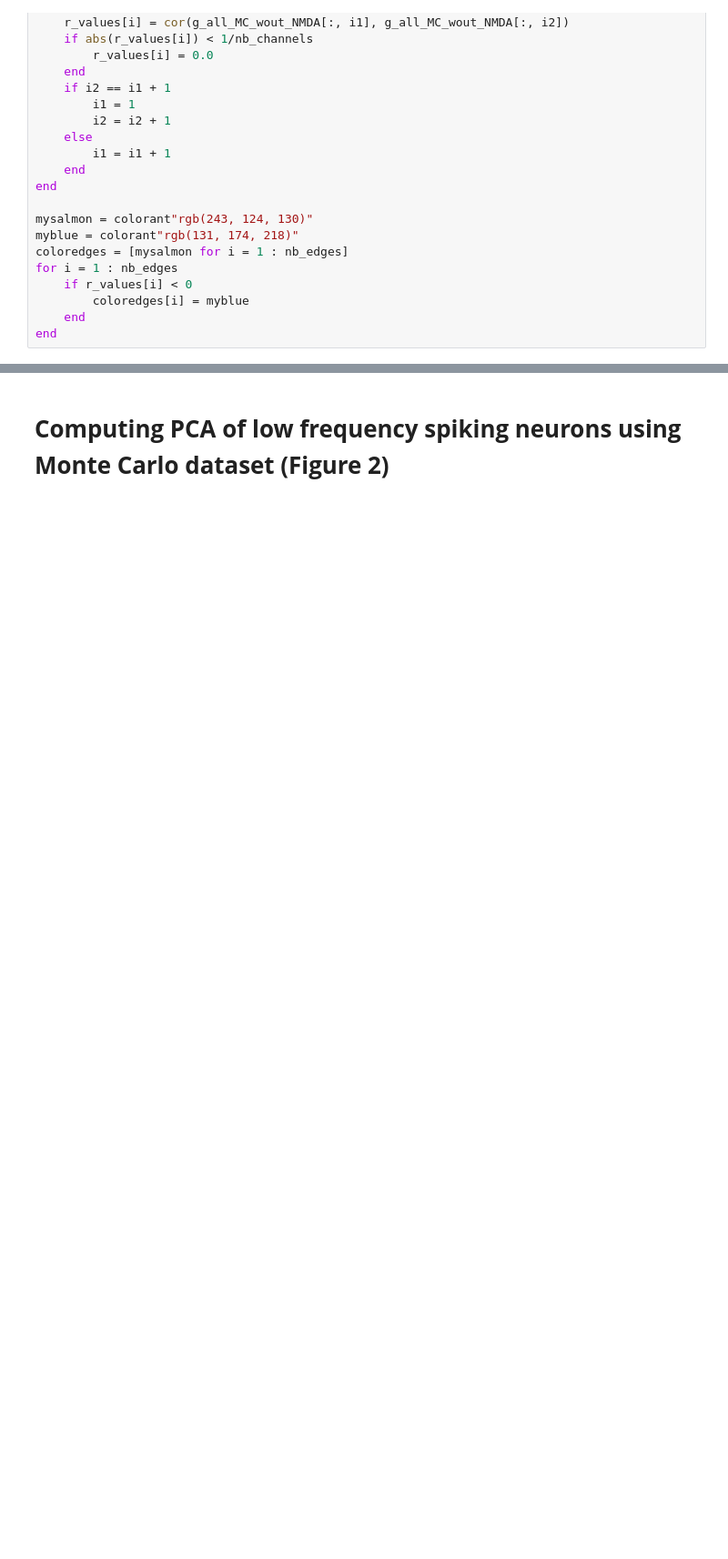
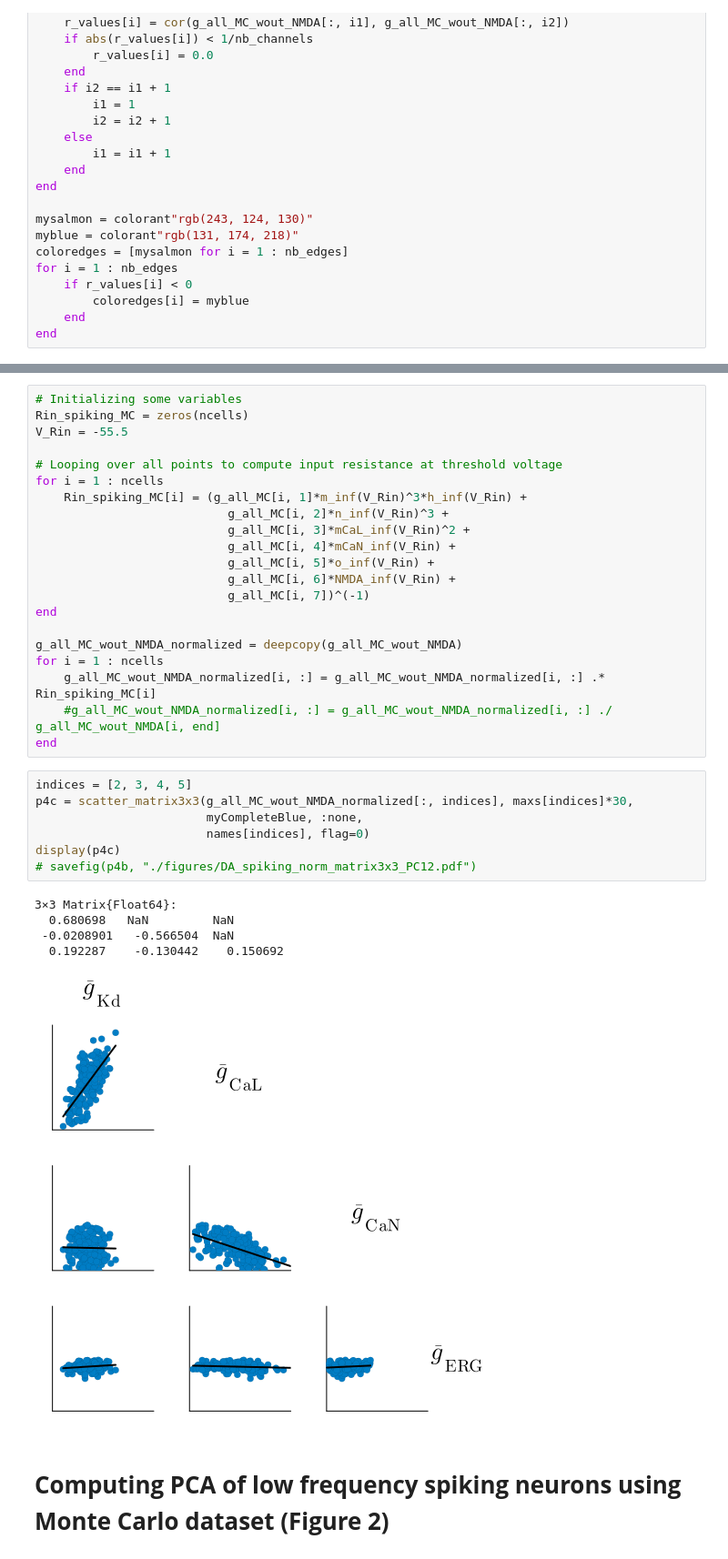
Before and after one commit to arthur-fyon/CORR_2022, a Jupyter notebook: DA/FYON_2022_DA_plots.ipynb, the cells around one changed output, grey strips where cells are left out. Shown at 91% size. Drawn from its saved outputs; the diff is of its cells as text; blank space fills up the shorter version.

```diff
--- a/DA/FYON_2022_DA_plots.ipynb
+++ b/DA/FYON_2022_DA_plots.ipynb
@@ -129,3 +137,37 @@ display(p1b)
+# %%
+# Initializing some variables
+Rin_spiking_MC = zeros(ncells)
+V_Rin = -55.5
+
+# Looping over all points to compute input resistance at threshold voltage
+for i = 1 : ncells
+    Rin_spiking_MC[i] = (g_all_MC[i, 1]*m_inf(V_Rin)^3*h_inf(V_Rin) +
+                           g_all_MC[i, 2]*n_inf(V_Rin)^3 +
+                           g_all_MC[i, 3]*mCaL_inf(V_Rin)^2 +
+                           g_all_MC[i, 4]*mCaN_inf(V_Rin) +
+                           g_all_MC[i, 5]*o_inf(V_Rin) +
+                           g_all_MC[i, 6]*NMDA_inf(V_Rin) +
+                           g_all_MC[i, 7])^(-1)
+end
+
+g_all_MC_wout_NMDA_normalized = deepcopy(g_all_MC_wout_NMDA)
+for i = 1 : ncells
+    g_all_MC_wout_NMDA_normalized[i, :] = g_all_MC_wout_NMDA_normalized[i, :] .* Rin_spiking_MC[i]
+    #g_all_MC_wout_NMDA_normalized[i, :] = g_all_MC_wout_NMDA_normalized[i, :] ./ g_all_MC_wout_NMDA[i, end]
+end
+# %%
+indices = [2, 3, 4, 5]
+p4c = scatter_matrix3x3(g_all_MC_wout_NMDA_normalized[:, indices], maxs[indices]*30,
+                        myCompleteBlue, :none,
+                        names[indices], flag=0)
+display(p4c)
+# savefig(p4b, "./figures/DA_spiking_norm_matrix3x3_PC12.pdf")
+# %% [output]
+3×3 Matrix{Float64}:
+  0.680698   NaN         NaN
+ -0.0208901   -0.566504  NaN
+  0.192287    -0.130442    0.150692
+[figure, added]
 # %% [markdown]
 # **Computing PCA of low frequency spiking neurons using Monte Carlo dataset (Figure 2)**
 # %%
```
Also changed, not shown: parts of 24 cells of this notebook, 1 other file.
